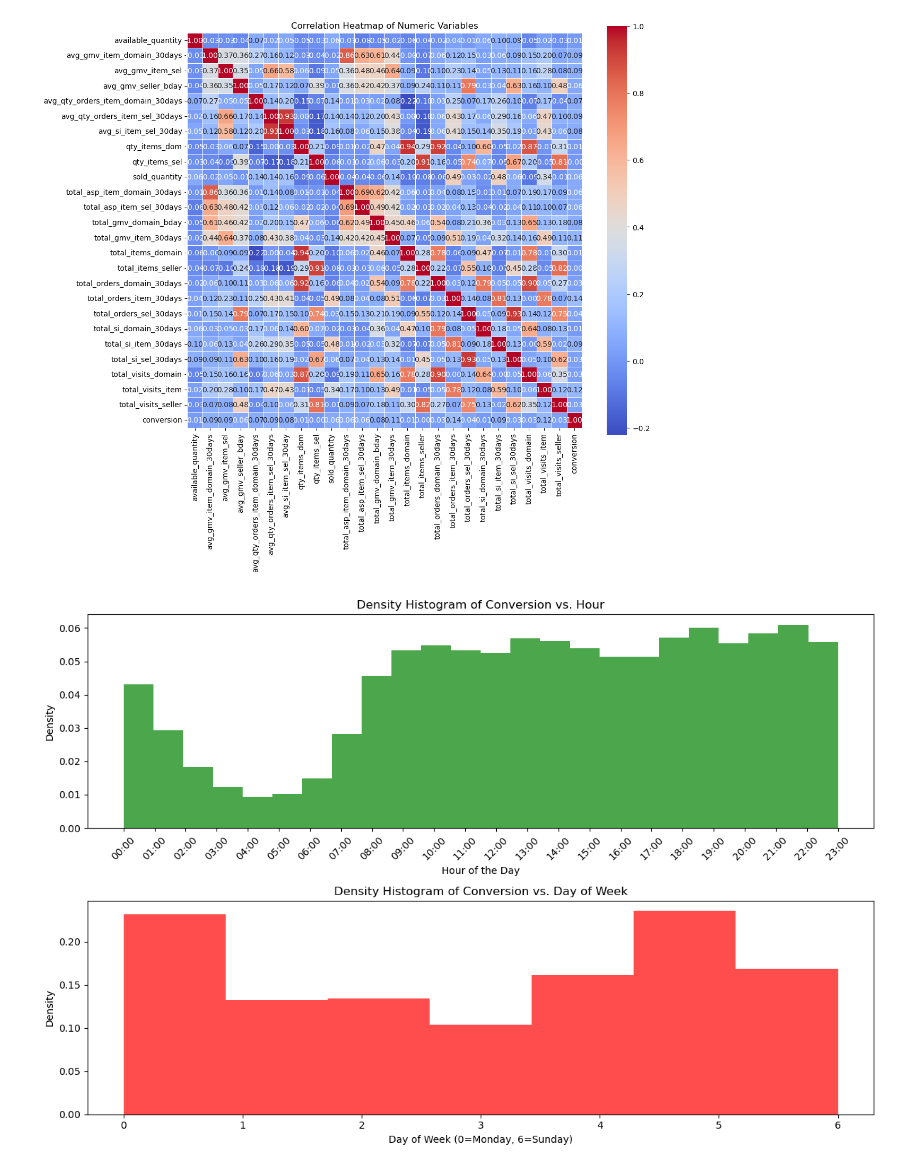
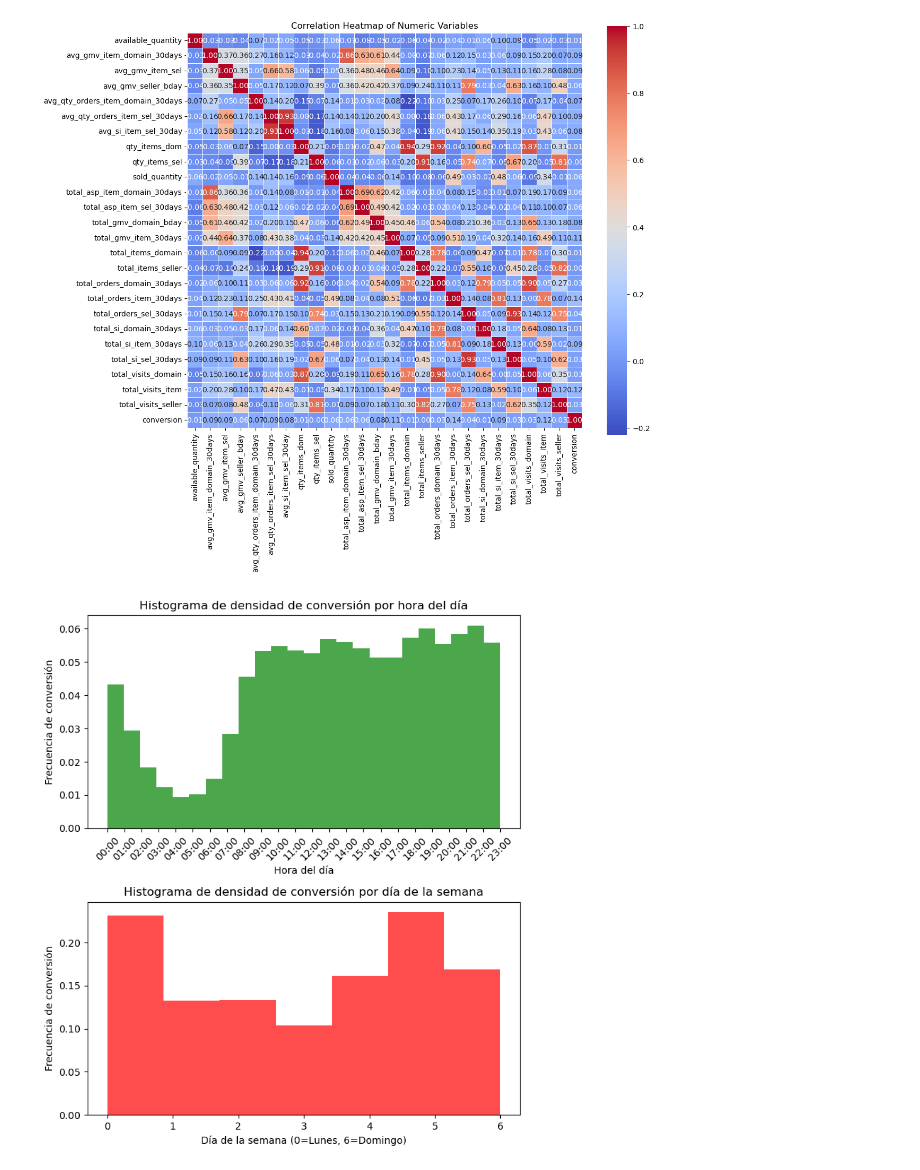
Before and after one commit to gaston-lm/TDVI_tp2_retailer_churn, a Jupyter notebook: analisis.ipynb, the cells around one changed output. Cells and saved outputs as stored; diff of their text form; code cells hidden in the pictures.

```diff
--- a/analisis.ipynb
+++ b/analisis.ipynb
@@ -76,27 +84,23 @@ df['hour'] = df['date'].dt.hour
 df['minute'] = df['date'].dt.minute
 df['second'] = df['date'].dt.second
 # %%
-# Create density histograms']
-plt.figure(figsize=(12, 8))
+plt.figure(figsize=(7, 8))
 
-# Density histogram for 'conversion' vs. 'hour'
 plt.subplot(2, 1, 1)
 plt.hist(df['hour'], bins=24, color='g', alpha=0.7, density=True)
-plt.title('Density Histogram of Conversion vs. Hour')
-plt.xlabel('Hour of the Day')
-plt.ylabel('Density')
+plt.title('Histograma de densidad de conversión por hora del día')
+plt.xlabel('Hora del día')
+plt.ylabel('Frecuencia de conversión')
 
-# Customize x-axis labels for hours
 plt.xticks(range(24), [f"{hour:02}:00" for hour in range(24)], rotation=45)
 
-# Density histogram for 'conversion' vs. 'dayofweek'
 plt.subplot(2, 1, 2)
 plt.hist(df['day_of_week'], bins=7, color='r', alpha=0.7, density=True)
-plt.title('Density Histogram of Conversion vs. Day of Week')
-plt.xlabel('Day of Week (0=Monday, 6=Sunday)')
-plt.ylabel('Density')
+plt.title('Histograma de densidad de conversión por día de la semana')
+plt.xlabel('Día de la semana (0=Lunes, 6=Domingo)')
+plt.ylabel('Frecuencia de conversión')
 
 plt.tight_layout()
 plt.show()
 # %% [output]
-[figure, old version]
+[figure, new version]
```
Also changed, not shown: parts of 2 cells of this notebook, 4 other files.
